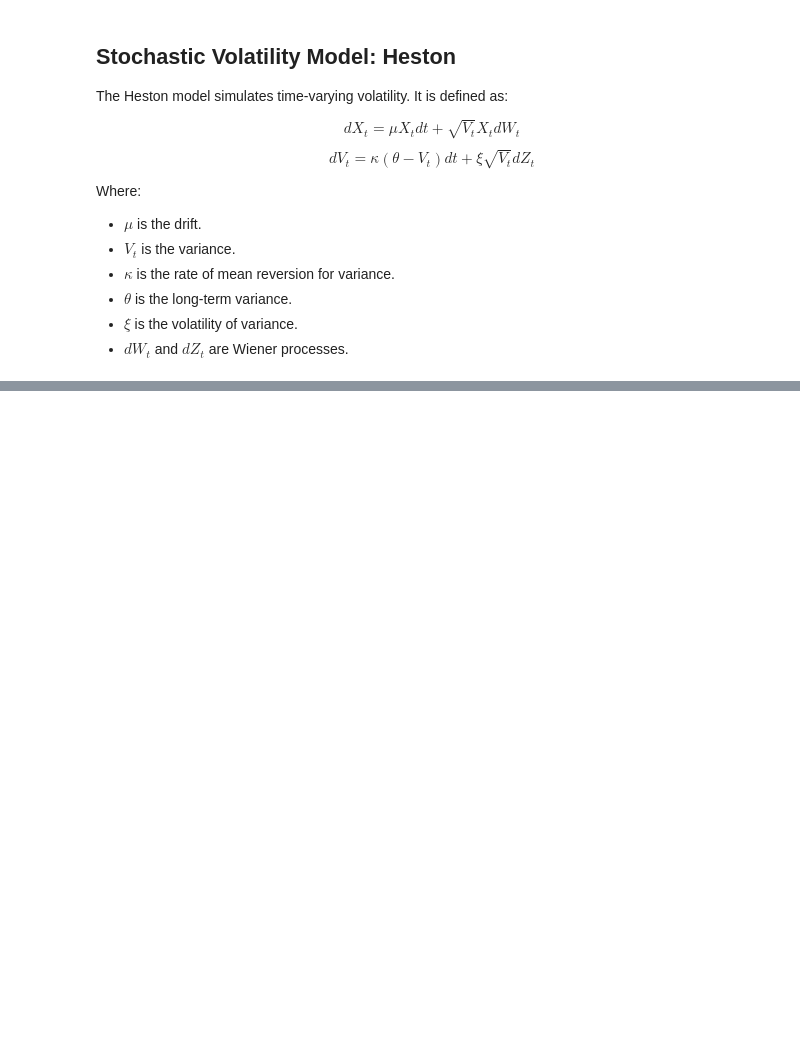
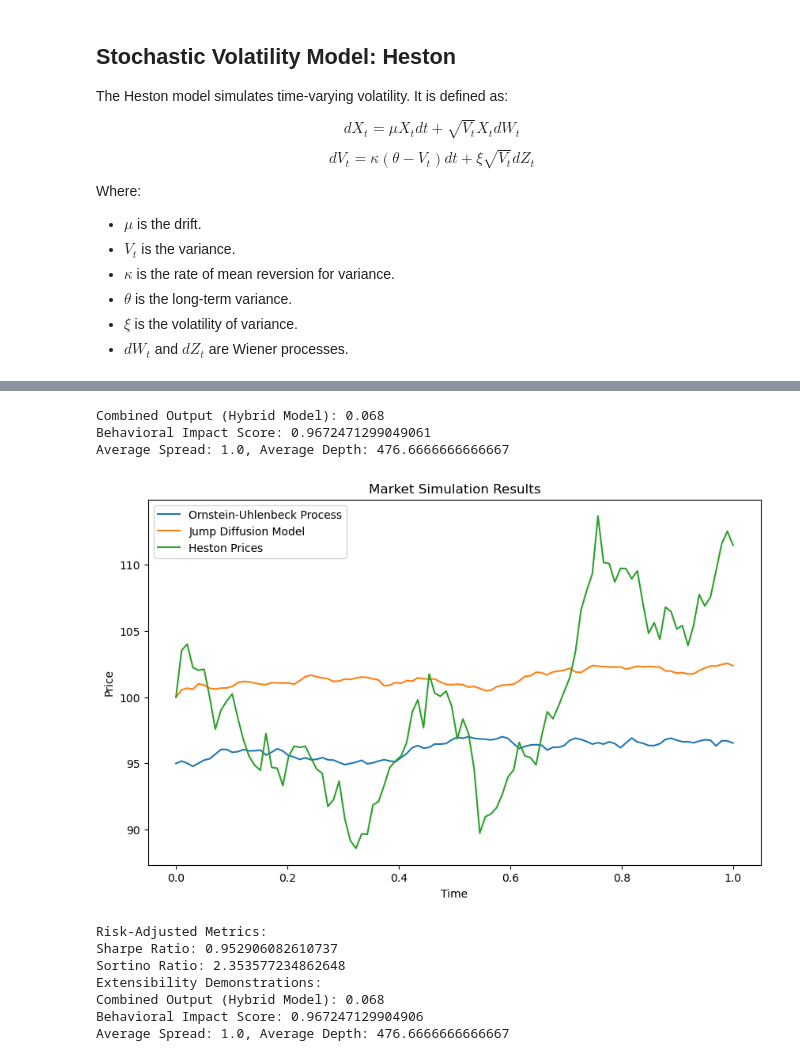
Before and after one commit to astronaut505/VolatilityVortex, a Jupyter notebook: notebook/advanced_market_simulation.ipynb, the cells around one changed output, grey strips where cells are left out. Saved outputs shown, nothing was run; the diff lists cells and outputs as text; code cells hidden in the pictures; blank space fills up the shorter version.

```diff
--- a/notebook/advanced_market_simulation.ipynb
+++ b/notebook/advanced_market_simulation.ipynb
@@ -174,0 +193,62 @@ print(f"Sortino Ratio: {results['Sortino_Ratio'].iloc[0]}")
+# %%
+from utils.extensibility import Extensibility
+
+# Hybrid Model Example
+traditional_output = 0.05
+ml_output = 0.08
+weight = 0.6
+combined = Extensibility.hybrid_model(traditional_output, ml_output, weight)
+print(f"Combined Output (Hybrid Model): {combined}")
+
+# Behavioral Analysis Example
+trader_actions = [1, -1, 1, 1, -1]
+market_conditions = [0.5, -0.2, 0.3, 0.4, -0.1]
+impact_score = Extensibility.behavioral_analysis(trader_actions, market_conditions)
+print(f"Behavioral Impact Score: {impact_score}")
+
+# Microstructure Analysis Example
+order_book_data = [
+    {"bid": 100, "ask": 101, "depth": 500},
+    {"bid": 99.5, "ask": 100.5, "depth": 450},
+    {"bid": 100.2, "ask": 101.2, "depth": 480}
+]
+avg_spread, avg_depth = Extensibility.microstructure_analysis(order_book_data)
+print(f"Average Spread: {avg_spread}, Average Depth: {avg_depth}")
+# %% [output]
+Combined Output (Hybrid Model): 0.068
+Behavioral Impact Score: 0.9672471299049061
+Average Spread: 1.0, Average Depth: 476.6666666666667
+# %%
+# Load Enhanced CSV Data
+results = pd.read_csv("../src/simulation_results.csv")
+
+# Plot Market Simulation Results
+plt.figure(figsize=(10, 6))
+plt.plot(results["Time"], results["OU_Process"], label="Ornstein-Uhlenbeck Process")
+plt.plot(results["Time"], results["Jump_Diffusion"], label="Jump Diffusion Model")
+plt.plot(results["Time"], results["Heston_Prices"], label="Heston Prices")
+plt.title("Market Simulation Results")
+plt.xlabel("Time")
+plt.ylabel("Price")
+plt.legend()
+plt.show()
+
+# Print Risk-Adjusted Metrics
+print("Risk-Adjusted Metrics:")
+print(f"Sharpe Ratio: {results['Sharpe_Ratio'].iloc[0]}")
+print(f"Sortino Ratio: {results['Sortino_Ratio'].iloc[0]}")
+
+# Extensibility Demonstrations
+print("Extensibility Demonstrations:")
+print(f"Combined Output (Hybrid Model): {results['Combined_Output'].iloc[0]}")
+print(f"Behavioral Impact Score: {results['Behavioral_Impact_Score'].iloc[0]}")
+print(f"Average Spread: {results['Avg_Spread'].iloc[0]}, Average Depth: {results['Avg_Depth'].iloc[0]}")
+# %% [output]
+[figure, added]
+Risk-Adjusted Metrics:
+Sharpe Ratio: 0.952906082610737
+Sortino Ratio: 2.353577234862648
+Extensibility Demonstrations:
+Combined Output (Hybrid Model): 0.068
+Behavioral Impact Score: 0.967247129904906
+Average Spread: 1.0, Average Depth: 476.6666666666667
```
Also changed, not shown: parts of 6 cells of this notebook.
